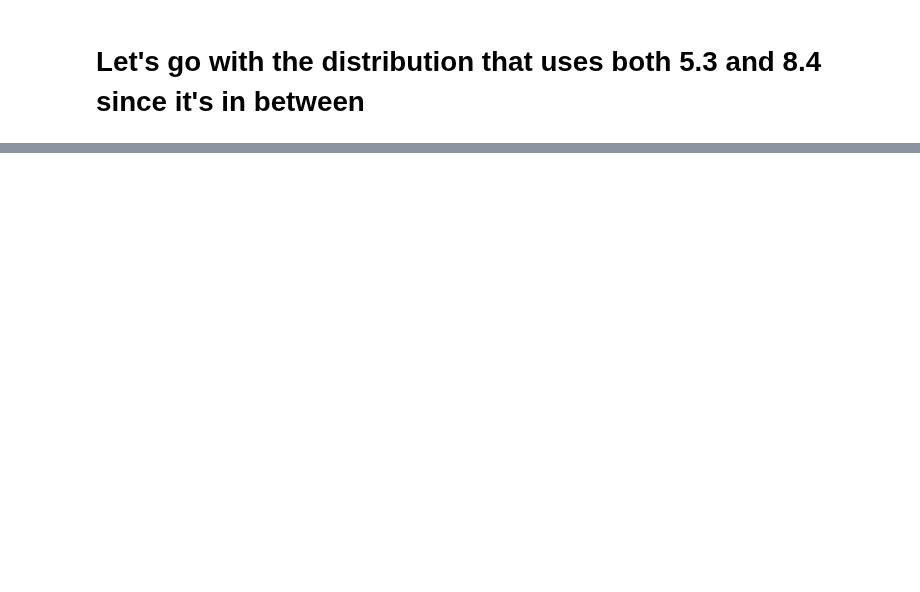
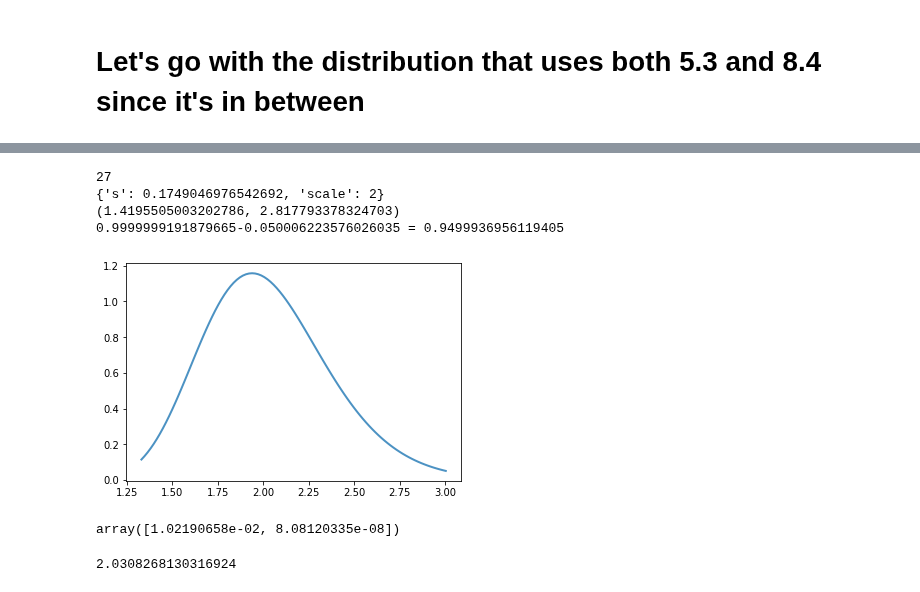
Before and after one commit to ihmeuw/vivarium_research_ciff_sam, a Jupyter notebook: wasting_transitions/uncertainty/2021_09_03c_lognormal_distributions_for_k_sam.ipynb, the cells around one changed output, grey strips where cells are left out. Saved outputs shown, nothing was run; the diff lists cells and outputs as text; code cells hidden in the pictures; blank space fills up the shorter version.

```diff
--- a/wasting_transitions/uncertainty/2021_09_03c_lognormal_distributions_for_k_sam.ipynb
+++ b/wasting_transitions/uncertainty/2021_09_03c_lognormal_distributions_for_k_sam.ipynb
@@ -130,0 +252,21 @@ ax.set_ylabel('Probability density representing parameter uncertainty');
+# %%
+d2 = lognorm_from_median_lower_upper_exact(2,1.5,5, .95)
+print(d2.kwds)
+print(d2.interval(.95))
+print(f"{d2.cdf(5)}-{d2.cdf(1.5)} = {d2.cdf(5)-d2.cdf(1.5)}")
+fig, ax = plt.subplots()
+plot_pdf(ax, d2, '')
+# %% [output]
+27
+{'s': 0.1749046976542692, 'scale': 2}
+(1.4195505003202786, 2.817793378324703)
+0.9999999191879665-0.050006223576026035 = 0.9499936956119405
+[figure, added]
+# %%
+d2.sf([3,5])
+# %% [output]
+array([1.02190658e-02, 8.08120335e-08])
+# %%
+d2.mean()
+# %% [output]
+2.0308268130316924
```
Also changed, not shown: parts of 24 cells of this notebook.
